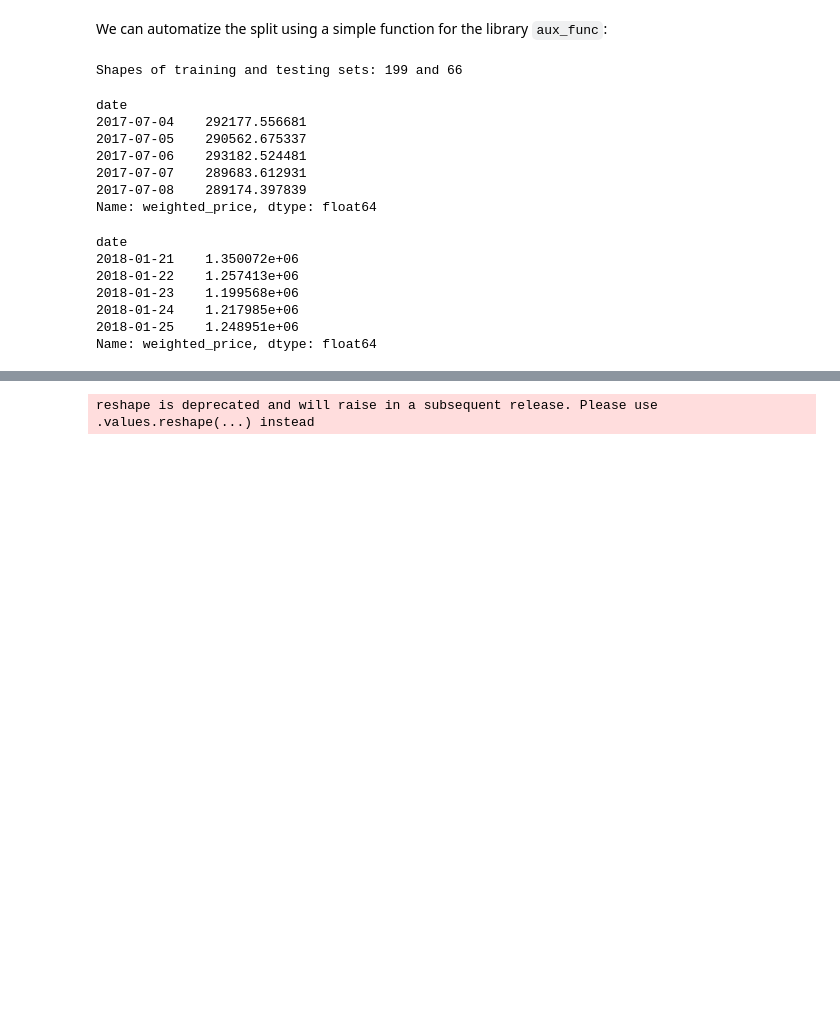
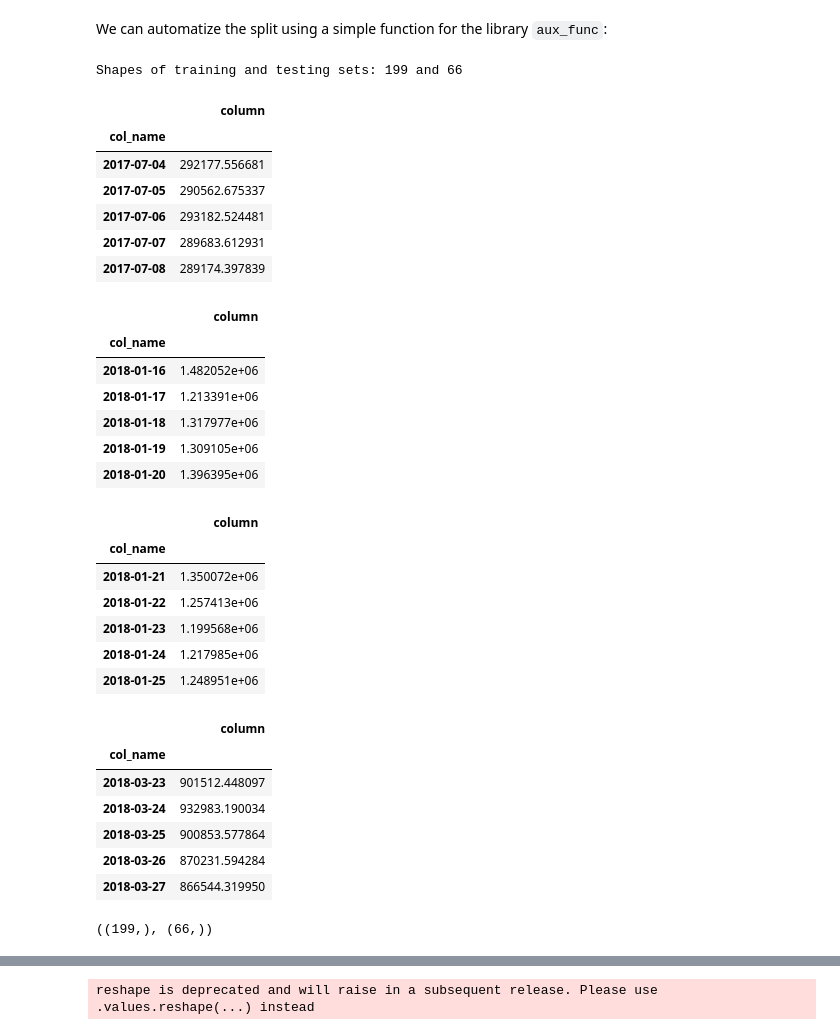
Before and after one commit to marcotav/deep-learning, a Jupyter notebook: bitcoin/notebooks/deep-learning-bitcoins-new.ipynb, the cells around one changed output, grey strips where cells are left out. Drawn from its saved outputs; the diff is of its cells as text; code cells hidden in the pictures; blank space fills up the shorter version.

```diff
--- a/bitcoin/notebooks/deep-learning-bitcoins-new.ipynb
+++ b/bitcoin/notebooks/deep-learning-bitcoins-new.ipynb
@@ -218,23 +224,41 @@ We can automatize the split using a simple function for the library `aux_func`:
 # %%
 test_size = 1 - train_size
 train = af.train_test_split(daily, test_size=test_size)[0]
 test = af.train_test_split(daily, test_size=test_size)[1]
 print('Shapes of training and testing sets:',train.shape[0],'and',test.shape[0])
-train.head()
-test.head()
+af.vc_to_df(train).head()
+af.vc_to_df(train).tail()
+af.vc_to_df(test).head()
+af.vc_to_df(test).tail()
+train.shape,test.shape
 # %% [output]
 Shapes of training and testing sets: 199 and 66
+|  | column |
+| col_name |  |
+| 2017-07-04 | 292177.556681 |
+| 2017-07-05 | 290562.675337 |
+| 2017-07-06 | 293182.524481 |
+| 2017-07-07 | 289683.612931 |
+| 2017-07-08 | 289174.397839 |
+|  | column |
+| col_name |  |
+| 2018-01-16 | 1.482052e+06 |
+| 2018-01-17 | 1.213391e+06 |
+| 2018-01-18 | 1.317977e+06 |
+| 2018-01-19 | 1.309105e+06 |
+| 2018-01-20 | 1.396395e+06 |
+|  | column |
+| col_name |  |
+| 2018-01-21 | 1.350072e+06 |
+| 2018-01-22 | 1.257413e+06 |
+| 2018-01-23 | 1.199568e+06 |
+| 2018-01-24 | 1.217985e+06 |
+| 2018-01-25 | 1.248951e+06 |
+|  | column |
+| col_name |  |
+| 2018-03-23 | 901512.448097 |
+| 2018-03-24 | 932983.190034 |
+| 2018-03-25 | 900853.577864 |
+| 2018-03-26 | 870231.594284 |
+| 2018-03-27 | 866544.319950 |
-date
-2017-07-04    292177.556681
-2017-07-05    290562.675337
-2017-07-06    293182.524481
-2017-07-07    289683.612931
-2017-07-08    289174.397839
-Name: weighted_price, dtype: float64
+((199,), (66,))
-date
-2018-01-21    1.350072e+06
-2018-01-22    1.257413e+06
-2018-01-23    1.199568e+06
-2018-01-24    1.217985e+06
-2018-01-25    1.248951e+06
-Name: weighted_price, dtype: float64
```
Also changed, not shown: parts of 35 cells of this notebook.
